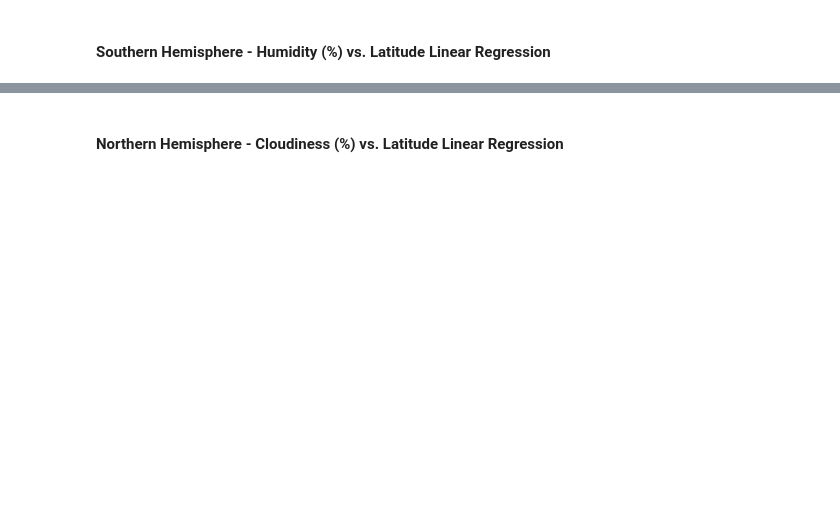
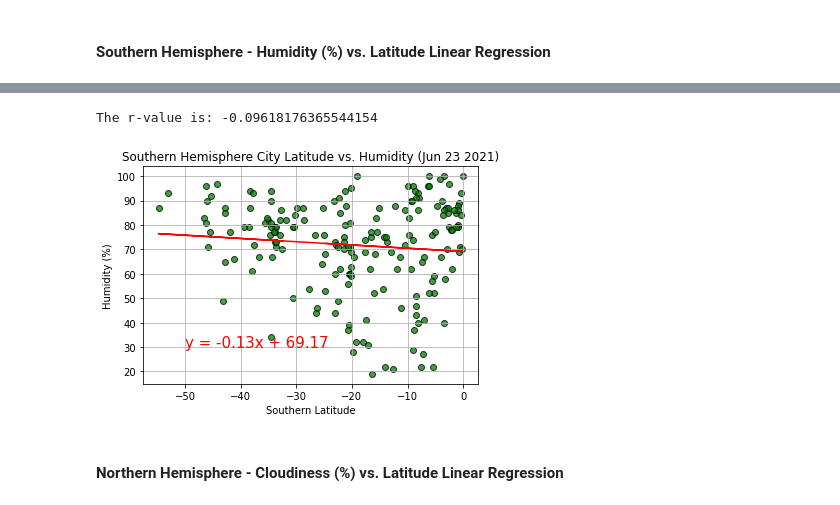
Before and after one commit to gpawlows/Python-API-Challenge, a Jupyter notebook: starter_code/WeatherPy.ipynb, the cells around one changed output, grey strips where cells are left out. Saved outputs shown, nothing was run; the diff lists cells and outputs as text; code cells hidden in the pictures; blank space fills up the shorter version.

```diff
--- a/starter_code/WeatherPy.ipynb
+++ b/starter_code/WeatherPy.ipynb
@@ -319,2 +305,21 @@ The r-value is: 0.014985174297345524
+# %%
+x_axis = southern_hem_df['lats']
+y_axis = southern_hem_df['Humidity']
+plt.scatter(x_axis, y_axis, marker = "o", facecolors = "green", edgecolors = "black", alpha = .75)
+plt.xlabel('Southern Latitude')
+plt.ylabel('Humidity (%)')
+plt.grid()
+plt.title(f"Southern Hemisphere City Latitude vs. Humidity ({plot_date} {plot_year})")
+(slope, intercept, rvalue, pvalue, stderr) = linregress(x_axis, y_axis)
+line_eq = "y = " + str(round(slope,2)) + "x + " + str(round(intercept,2))
+regress_values = x_axis * slope + intercept
+plt.plot(x_axis, regress_values, "r-")
+plt.annotate(line_eq,(-50,30),fontsize=15,color='red')
+print(f"The r-value is: {rvalue}")
+
+plt.savefig('../output_data/figure_10.png')
+# %% [output]
+The r-value is: -0.09618176365544154
+[figure, added]
 # %% [markdown]
 ####  Northern Hemisphere - Cloudiness (%) vs. Latitude Linear Regression
```
Also changed, not shown: parts of 25 cells of this notebook, 8 other files.
